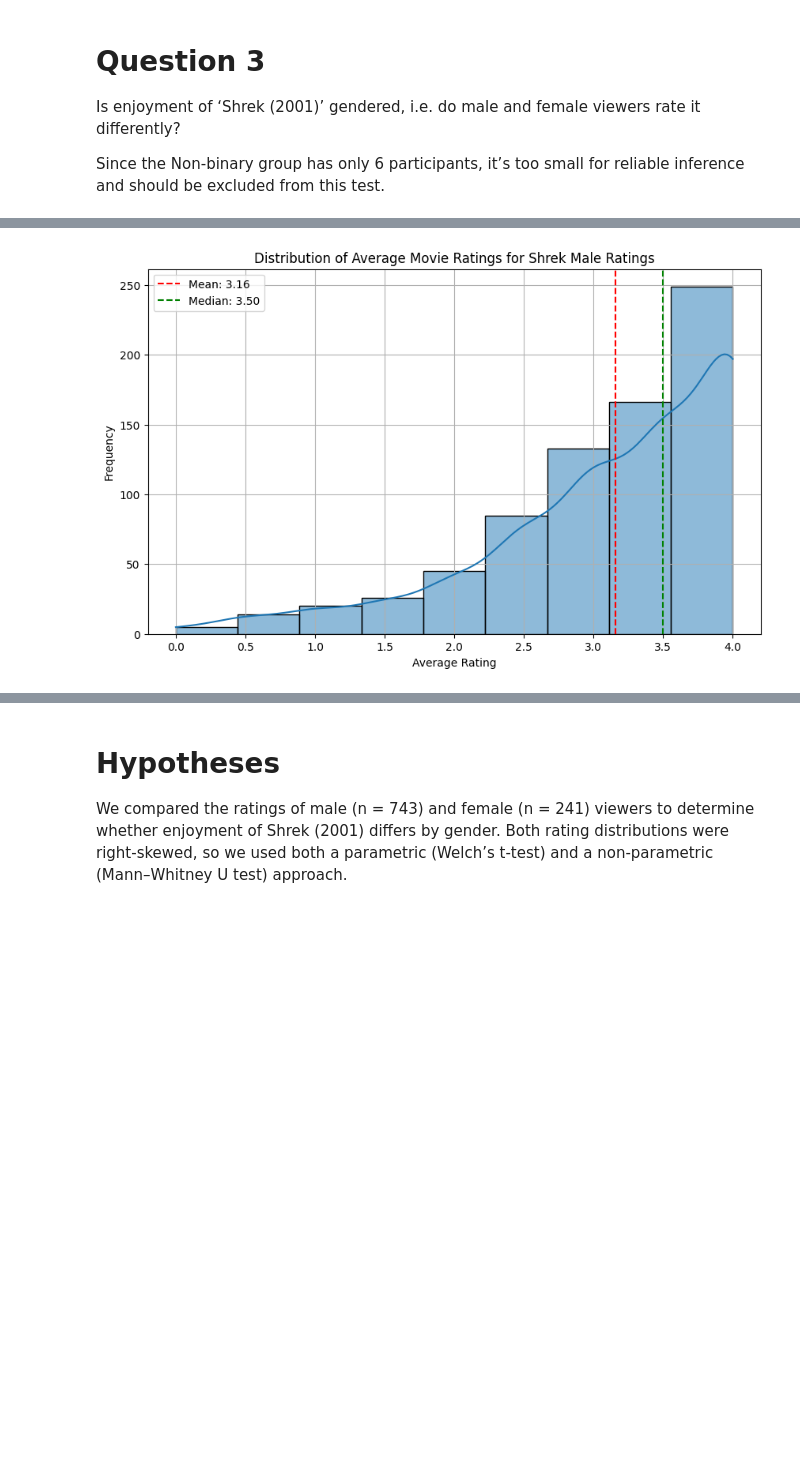
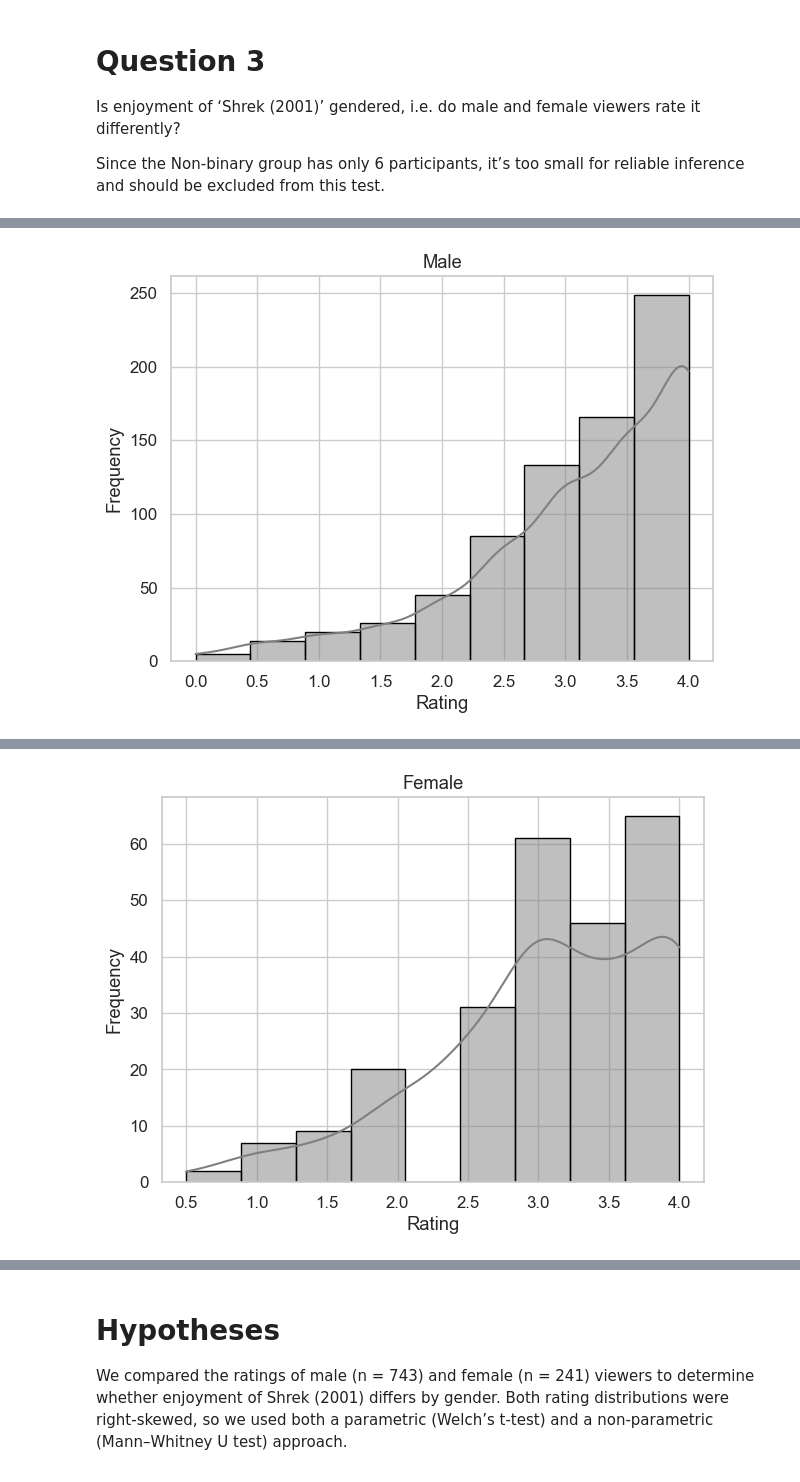
Before and after one commit to paolacalle/movie-ratings-replication, a Jupyter notebook: problem_set/3.ipynb, the cells around one changed output, grey strips where cells are left out. Saved outputs shown, nothing was run; the diff lists cells and outputs as text; code cells hidden in the pictures; blank space fills up the shorter version.

```diff
--- a/problem_set/3.ipynb
+++ b/problem_set/3.ipynb
@@ -5,10 +5,14 @@ import matplotlib.pyplot as plt
 import seaborn as sns
 from scipy import stats
 import sys
+import statsmodels.api as sm
+
 
 sys.path.append("../EDA")
 DATA_PATH = "../instruction/movieReplicationSet.csv"
 ALPHA = 0.005
+sns.set_theme(style="whitegrid", font_scale=1.1)
+
 
 import movie_data_formatter as mdf
 import movie_rating_gender as mrgy
@@ -19,8 +23,8 @@ df = mdf.clean_data(df)
 processed_data = mdf.convert_to_table(df)
 processed_data = mrgy.reformat_gender_identity(processed_data)
 
-shrek_df = processed_data[(processed_data['movie_name'] == 'Shrek') & (processed_data['year'] == '2001')]
-df_gender = shrek_df[shrek_df['gender_identity'].isin(['Male', 'Female'])].dropna(subset=['rating'])
+shrek_df = processed_data[(processed_data['movie_name'] == 'Shrek') & (processed_data['year'] == '2001')].dropna(subset=['rating'])
+df_gender = shrek_df[shrek_df['gender_identity'].isin(['Male', 'Female'])]
 male_ratings = df_gender[df_gender['gender_identity'] == 'Male']
 female_ratings = df_gender[df_gender['gender_identity'] == 'Female']
 # %% [markdown]
@@ -79,4 +47,25 @@ Passing `palette` without assigning `hue` is deprecated and will be removed in v
 # %%
-gf.plot_distrubtion(male_ratings, "Shrek Male Ratings", y='rating', show=True, bins=9)
+pm = gf.plot_distrubtion(male_ratings, "Male", y='rating', show=False, bins=9)
+pm.savefig('../figures/rating_distribution_male.pdf', bbox_inches='tight')
+
+pf = gf.plot_distrubtion(female_ratings, "Female", y='rating', show=False, bins=9)
+pf.savefig('../figures/rating_distribution_female.pdf', bbox_inches='tight')
+
+# combine plots top and bottom
+# x-axis : 0, 0.5, 1, ..., 4
+plt.figure(figsize=(7, 5))
+
+# overlay directly ontop of each other
+plt.hist(male_ratings['rating'], bins=9, alpha=0.5, label='Male', color='lightgreen', density=True)
+plt.hist(female_ratings['rating'], bins=9, alpha=0.5, label='Female', color='black', density=True)
+
+plt.xlabel('Rating')
+plt.ylabel('Density')
+plt.legend()
+plt.grid(True)
+plt.title('Distribution of Ratings by Gender')
+
+# save to pdf
+plt.savefig('../figures/rating_distribution_gender.pdf', bbox_inches='tight')
 # %% [output]
-[figure, old version]
+[figure, new version]
@@ -83,0 +72 @@ gf.plot_distrubtion(male_ratings, "Shrek Male Ratings", y='rating', show=True, b
+[figure, added]
```
Also changed, not shown: parts of 8 cells of this notebook.
